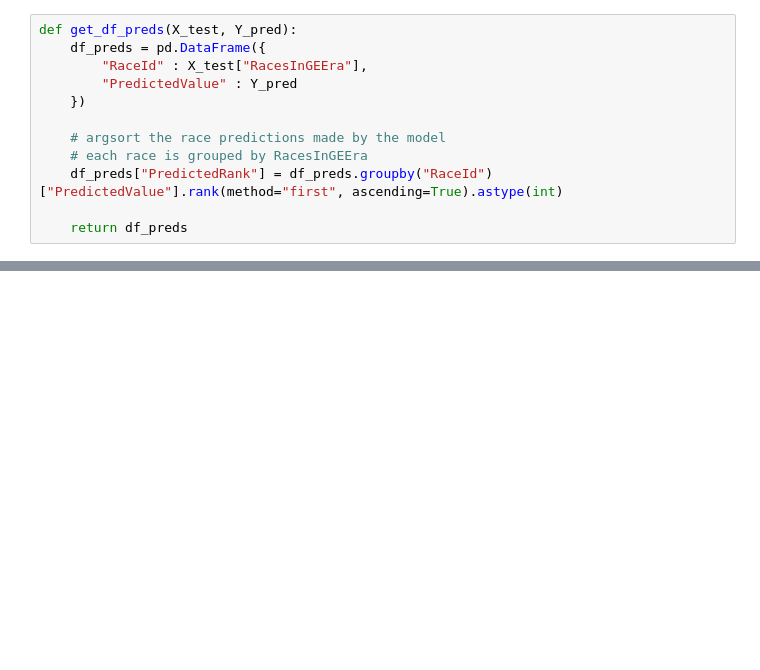
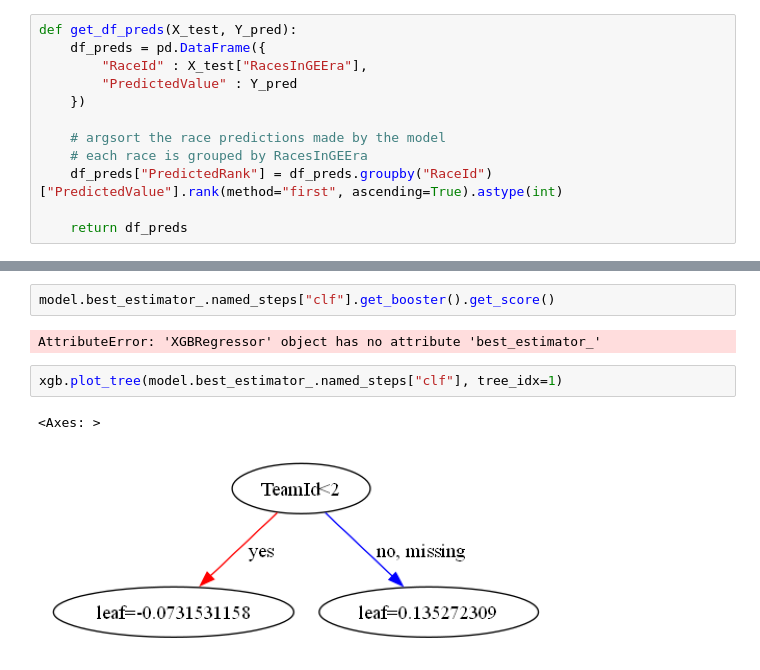
Before and after one commit to priyansh3010/F1Project, a Jupyter notebook: backend/training.ipynb, the cells around one changed output, grey strips where cells are left out. Saved outputs shown, nothing was run; the diff lists cells and outputs as text; blank space fills up the shorter version.

```diff
--- a/backend/training.ipynb
+++ b/backend/training.ipynb
@@ -296,0 +580,9 @@ Alexander Albon - 20.0 - 20.0
+# %%
+model.best_estimator_.named_steps["clf"].get_booster().get_score()
+# %% [output]
+AttributeError: 'XGBRegressor' object has no attribute 'best_estimator_'
+# %%
+xgb.plot_tree(model.best_estimator_.named_steps["clf"], tree_idx=1)
+# %% [output]
+<Axes: >
+[figure, added]
```
Also changed, not shown: parts of 50 cells of this notebook.
